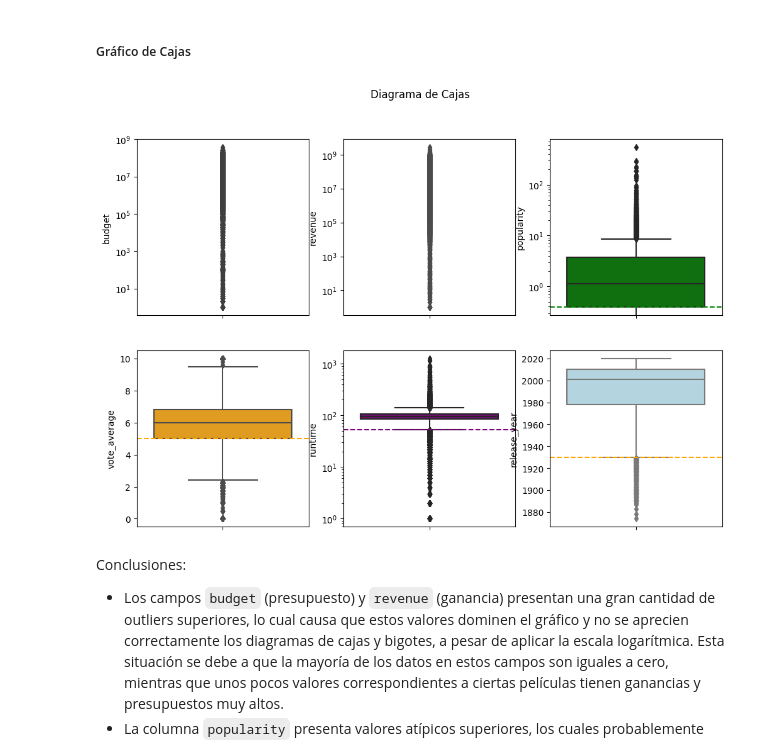
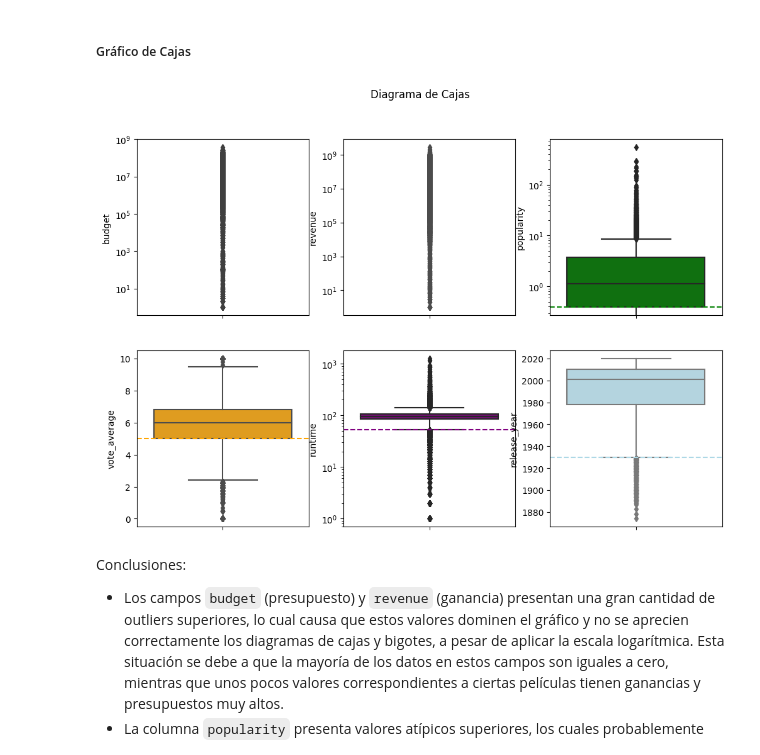
Before and after one commit to JersonGB22/ProyectoIndividual1_MLOps_IMDb, a Jupyter notebook: EDA&ETL(ML).ipynb, the cells around one changed output. Cells and saved outputs as stored; diff of their text form; code cells hidden in the pictures.

```diff
--- a/EDA&ETL(ML).ipynb
+++ b/EDA&ETL(ML).ipynb
@@ -88,35 +88,35 @@ df.describe()
 fig,ax=plt.subplots(2,3,figsize=(12,8))
 fig.suptitle("Diagrama de Cajas")
 
 sns.boxplot(y="budget",data=df,ax=ax[0,0])
 ax[0,0].set(yscale="log")
 
 sns.boxplot(y="revenue",data=df,ax=ax[0,1],color="red")
 ax[0,1].set(yscale="log")
 
 sns.boxplot(y="popularity",data=df,ax=ax[0,2],color="green")
 ax[0,2].set(yscale="log")
 q1_pop=df.popularity.quantile(0.25)
 ax[0,2].axhline(y=q1_pop,color="green",linestyle="--")
 
 sns.boxplot(y="vote_average",data=df,ax=ax[1,0],color="#FFA500")
 q1_vot=df.vote_average.quantile(0.25)
 ax[1,0].axhline(y=q1_vot,color="#FFA500",linestyle="--")
 
 sns.boxplot(y="runtime",data=df,ax=ax[1,1],color="#800080")
 ax[1,1].set(yscale="log")
 q1_run=df.runtime.quantile(0.25)
 q3_run=df.runtime.quantile(0.75)
 bi_run=q1_run-1.5*(q3_run-q1_run)
 ax[1,1].axhline(y=bi_run,color="#800080",linestyle="--")
 
 sns.boxplot(y="release_year",data=df,ax=ax[1,2],color="#ADD8E6")
 q1_rel=df.release_year.quantile(0.25)
 q3_rel=df.release_year.quantile(0.75)
 bi_rel=q1_rel-1.5*(q3_rel-q1_rel)
-ax[1,2].axhline(y=bi_rel,color="#FFA500",linestyle="--");
+ax[1,2].axhline(y=bi_rel,color="#ADD8E6",linestyle="--");
 # %% [output]
-[figure, old version]
+[figure, new version]
 # %% [markdown]
 Conclusiones:
 * Los campos ``budget`` (presupuesto) y ``revenue`` (ganancia) presentan una gran cantidad de outliers superiores, lo cual causa que estos valores dominen el gráfico y no se aprecien correctamente los diagramas de cajas y bigotes, a pesar de aplicar la escala logarítmica. Esta situación se debe a que la mayoría de los datos en estos campos son iguales a cero, mientras que unos pocos valores correspondientes a ciertas películas tienen ganancias y presupuestos muy altos.
```
Also changed, not shown: parts of 14 cells of this notebook, 3 other files.
